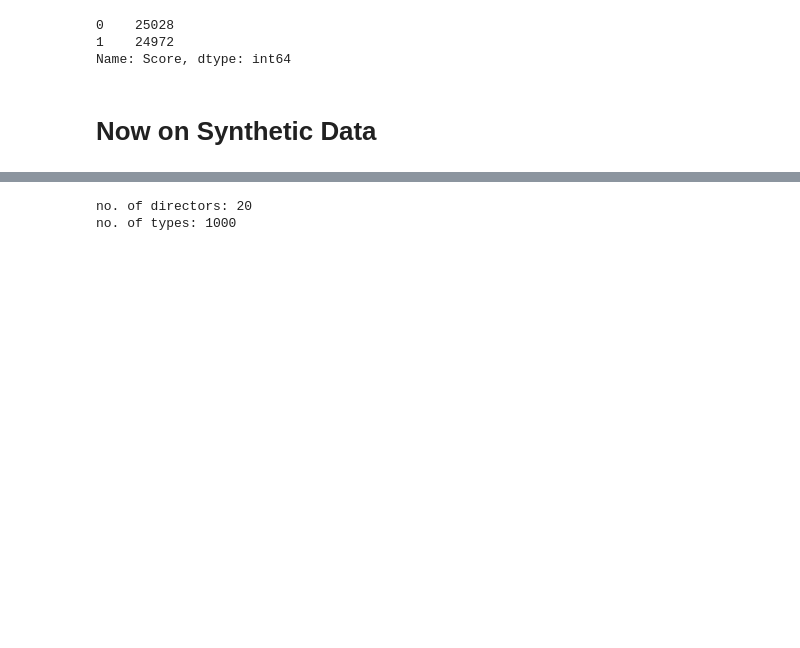
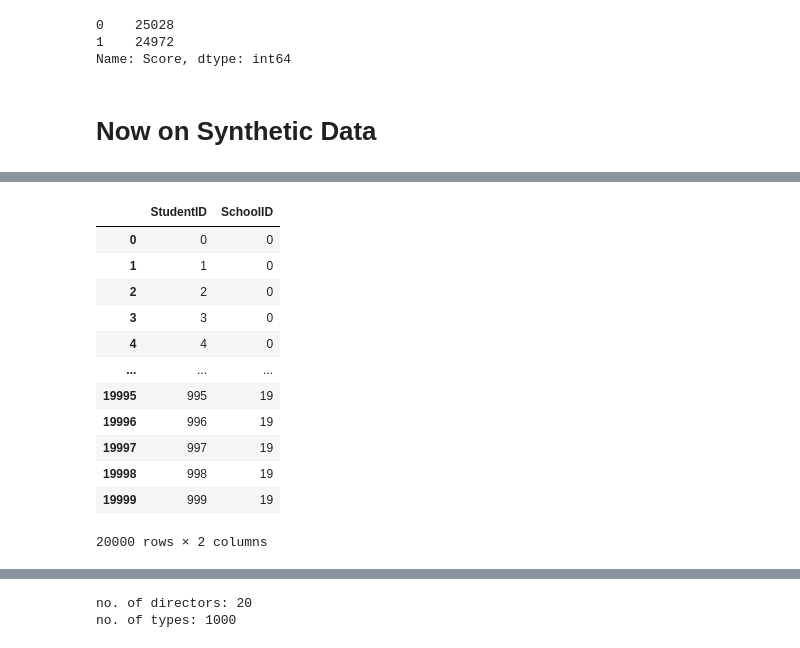
Before and after one commit to Harshal4598/Optimizing-Mixed-Effect-Models-for-Improved-Performance-and-Interpretability, a Jupyter notebook: notebooks/001.04_Synthetic_lmmnn.ipynb, the cells around one changed output, grey strips where cells are left out. Saved outputs shown, nothing was run; the diff lists cells and outputs as text; code cells hidden in the pictures; blank space fills up the shorter version.

```diff
--- a/notebooks/001.04_Synthetic_lmmnn.ipynb
+++ b/notebooks/001.04_Synthetic_lmmnn.ipynb
@@ -323 +325,17 @@ data.head()
 5 rows × 54 columns
+# %%
+data[["StudentID", "SchoolID"]]
+# %% [output]
+|  | StudentID | SchoolID |
+| 0 | 0 | 0 |
+| 1 | 1 | 0 |
+| 2 | 2 | 0 |
+| 3 | 3 | 0 |
+| 4 | 4 | 0 |
+| ... | ... | ... |
+| 19995 | 995 | 19 |
+| 19996 | 996 | 19 |
+| 19997 | 997 | 19 |
+| 19998 | 998 | 19 |
+| 19999 | 999 | 19 |
+20000 rows × 2 columns
```
Also changed, not shown: parts of 3 cells of this notebook, 2 other files.
